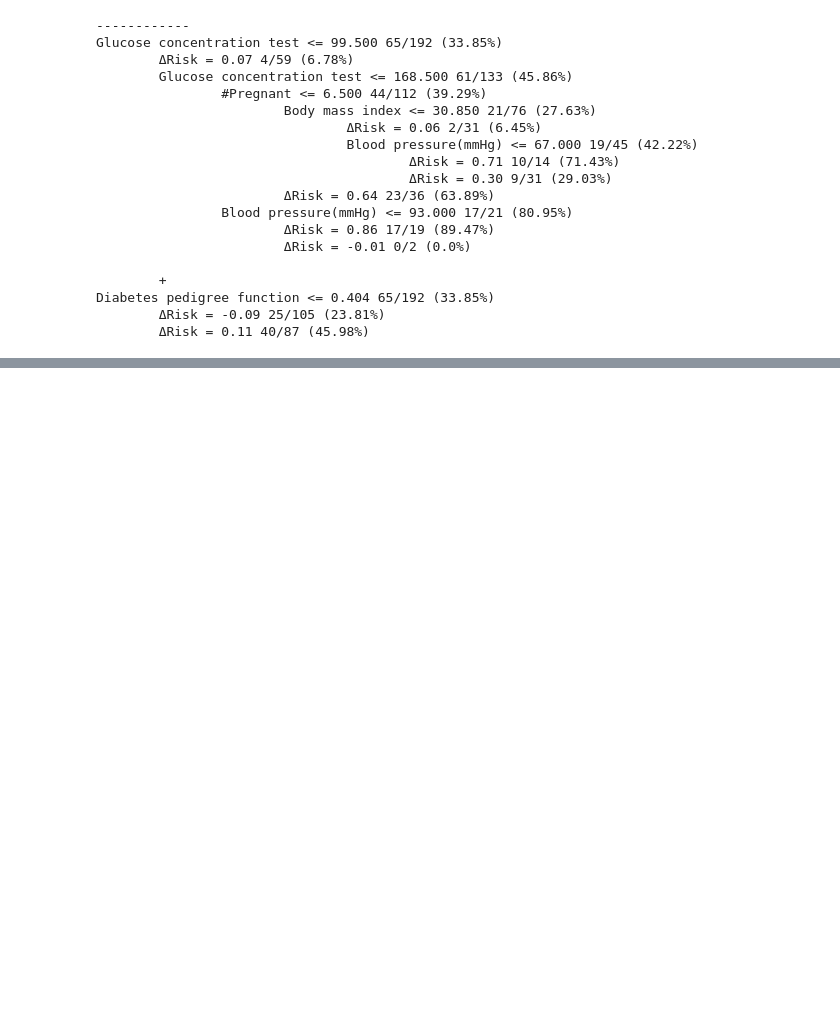
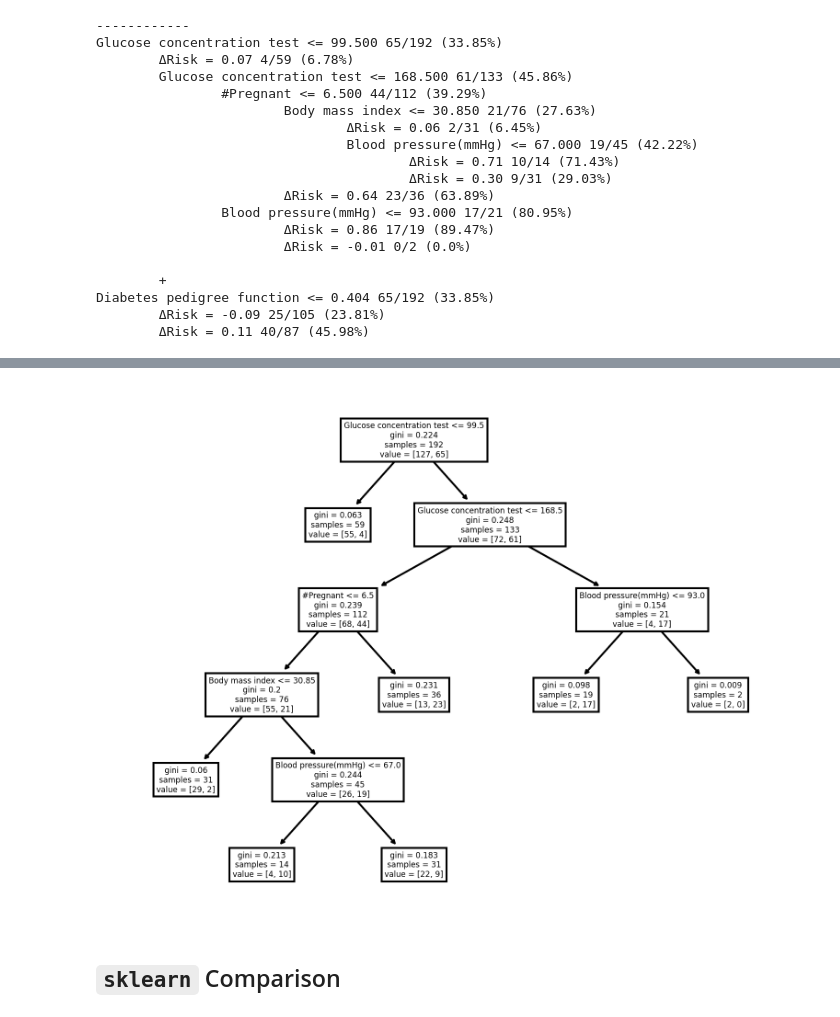
Before and after one commit to csinva/imodels, a Jupyter notebook: notebooks/FIGS_testing.ipynb, the cells around one changed output, grey strips where cells are left out. Drawn from its saved outputs; the diff is of its cells as text; code cells hidden in the pictures; blank space fills up the shorter version.

```diff
--- a/notebooks/FIGS_testing.ipynb
+++ b/notebooks/FIGS_testing.ipynb
@@ -94,0 +99,9 @@ model_figs.plot()
+# %%
+from imodels.tree.viz_utils import extract_sklearn_tree_from_figs
+dt = extract_sklearn_tree_from_figs(model_figs, 0, X_train, y_train)
+# %%
+plot_tree(dt, feature_names=feat_names);
+# %% [output]
+[figure, added]
+# %% [markdown]
+## `sklearn` Comparison
```
Also changed, not shown: parts of 5 cells of this notebook, 4 other files.
